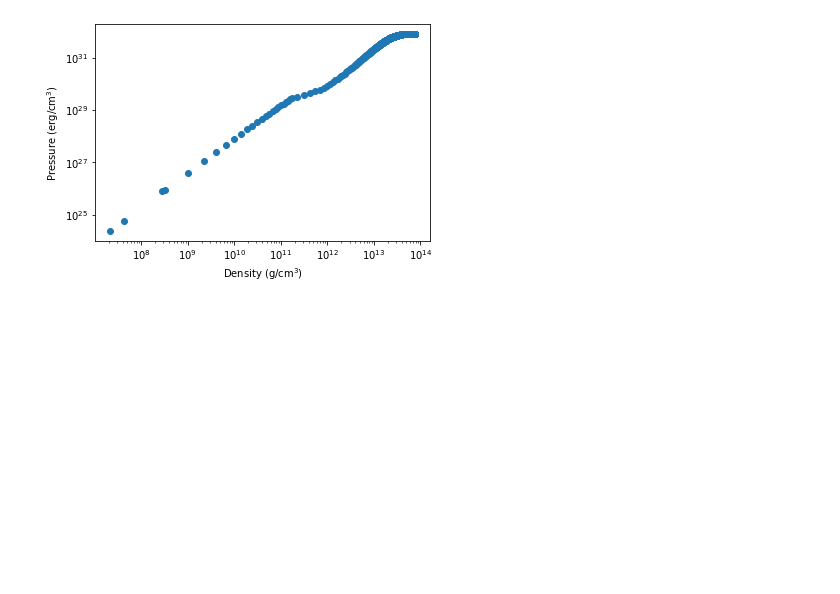
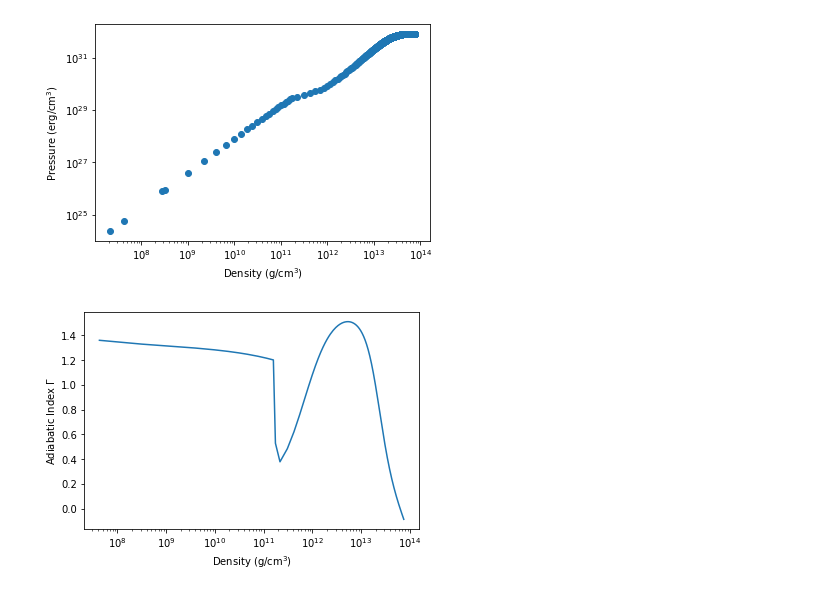
Before and after one commit to thomas-03/homework, a Jupyter notebook: 5460/homework9.ipynb, the cells around one changed output. Drawn from its saved outputs; the diff is of its cells as text; code cells hidden in the pictures; blank space fills up the shorter version.

```diff
--- a/5460/homework9.ipynb
+++ b/5460/homework9.ipynb
@@ -84,3 +84,12 @@ plt.ylabel('Pressure (erg/cm$^3$)')
 plt.show()
 # %% [output]
 [figure]
+# %%
+gamma = np.array([np.log(P[i+1]/P[i])/np.log(rho[i+1]/rho[i]) for i in range(len(P)-1)])
+plt.plot(rho[:-1],gamma)
+plt.xscale('log')
+plt.xlabel('Density (g/cm$^3$)')
+plt.ylabel('Adiabatic Index $\Gamma$')
+plt.show()
+# %% [output]
+[figure, added]
```
Also changed, not shown: parts of 3 cells of this notebook.
